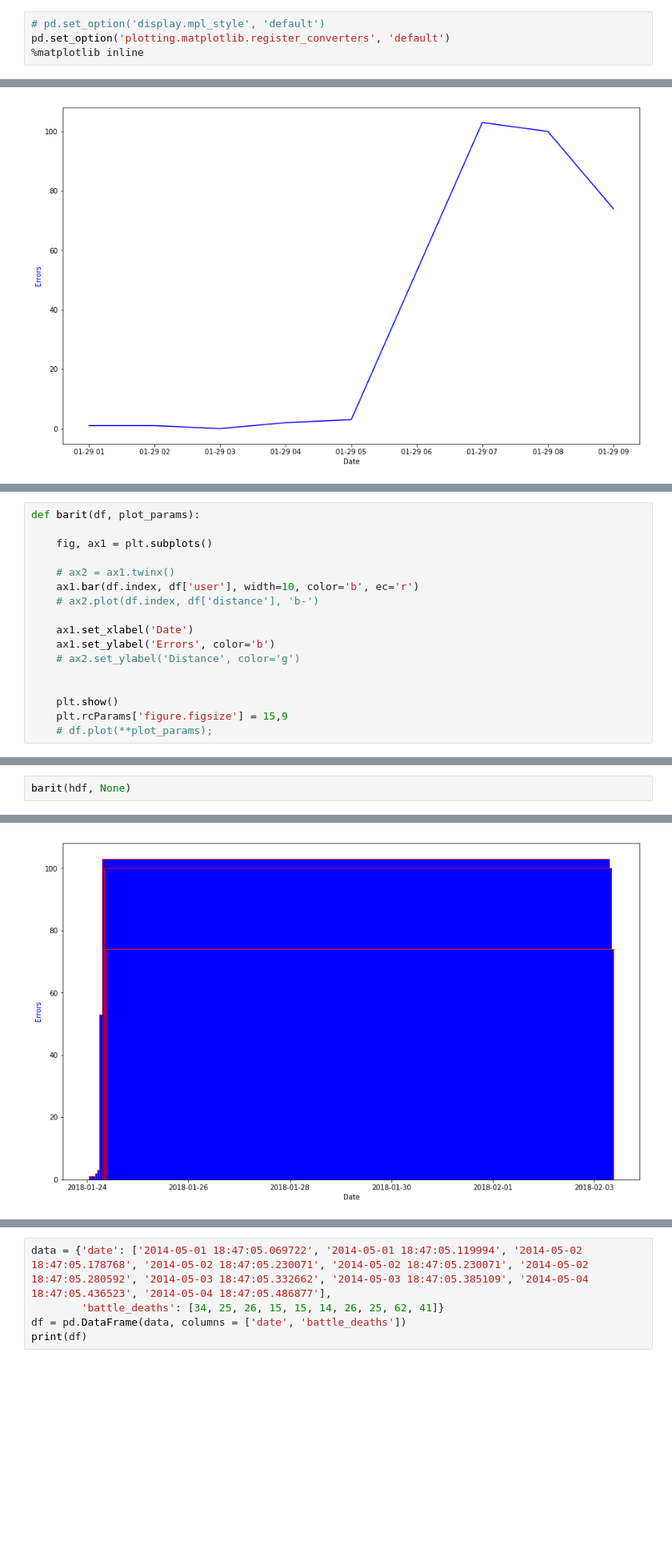
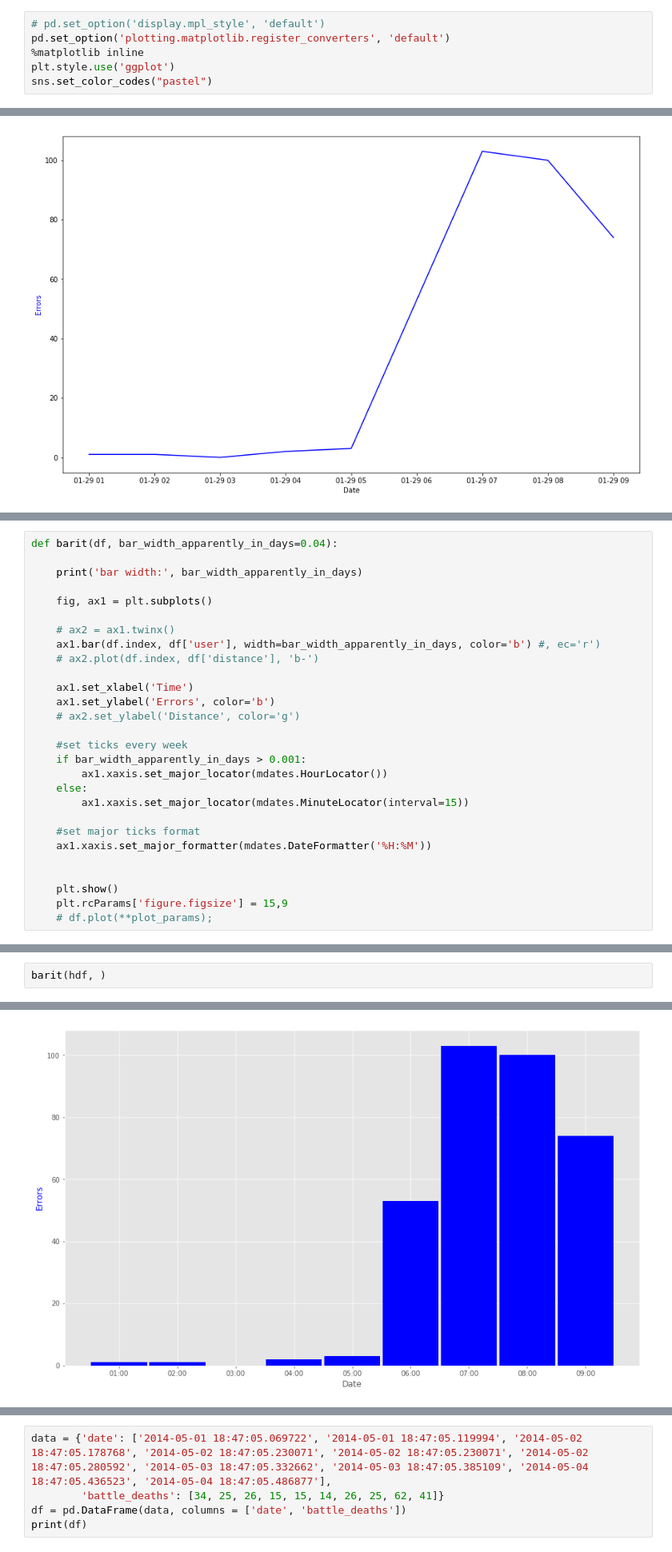
Before and after one commit to bobev18/errlogana, a Jupyter notebook: Log Error Analysis.ipynb, the cells around one changed output, grey strips where cells are left out. Shown at 80% size. Drawn from its saved outputs; the diff is of its cells as text; blank space fills up the shorter version.

```diff
--- a/Log Error Analysis.ipynb
+++ b/Log Error Analysis.ipynb
@@ -18,6 +19,8 @@ ROOT_FOLDER = "/mnt/hgfs/projlogs/SFW/SOPS"
 # pd.set_option('display.mpl_style', 'default')
 pd.set_option('plotting.matplotlib.register_converters', 'default')
 %matplotlib inline
+plt.style.use('ggplot')
+sns.set_color_codes("pastel")
 # %%
 class TestError():
 
@@ -625,15 +636,26 @@ plotit(hdf, None)
 # %%
-def barit(df, plot_params):
+def barit(df, bar_width_apparently_in_days=0.04):
+
+    print('bar width:', bar_width_apparently_in_days)
 
     fig, ax1 = plt.subplots()
 
     # ax2 = ax1.twinx()
-    ax1.bar(df.index, df['user'], width=10, color='b', ec='r')
+    ax1.bar(df.index, df['user'], width=bar_width_apparently_in_days, color='b') #, ec='r')
     # ax2.plot(df.index, df['distance'], 'b-')
 
-    ax1.set_xlabel('Date')
+    ax1.set_xlabel('Time')
     ax1.set_ylabel('Errors', color='b')
     # ax2.set_ylabel('Distance', color='g')
+
+    #set ticks every week
+    if bar_width_apparently_in_days > 0.001:
+        ax1.xaxis.set_major_locator(mdates.HourLocator())
+    else:
+        ax1.xaxis.set_major_locator(mdates.MinuteLocator(interval=15))
+
+    #set major ticks format
+    ax1.xaxis.set_major_formatter(mdates.DateFormatter('%H:%M'))
 
 
     plt.show()
@@ -646,3 +664,3 @@ barit(udf,None)
 # %%
-barit(hdf, None)
+barit(hdf, )
 # %% [output]
@@ -649 +668 @@ barit(hdf, None)
-[figure, old version]
+[figure, new version]
```
Also changed, not shown: parts of 16 cells of this notebook.
